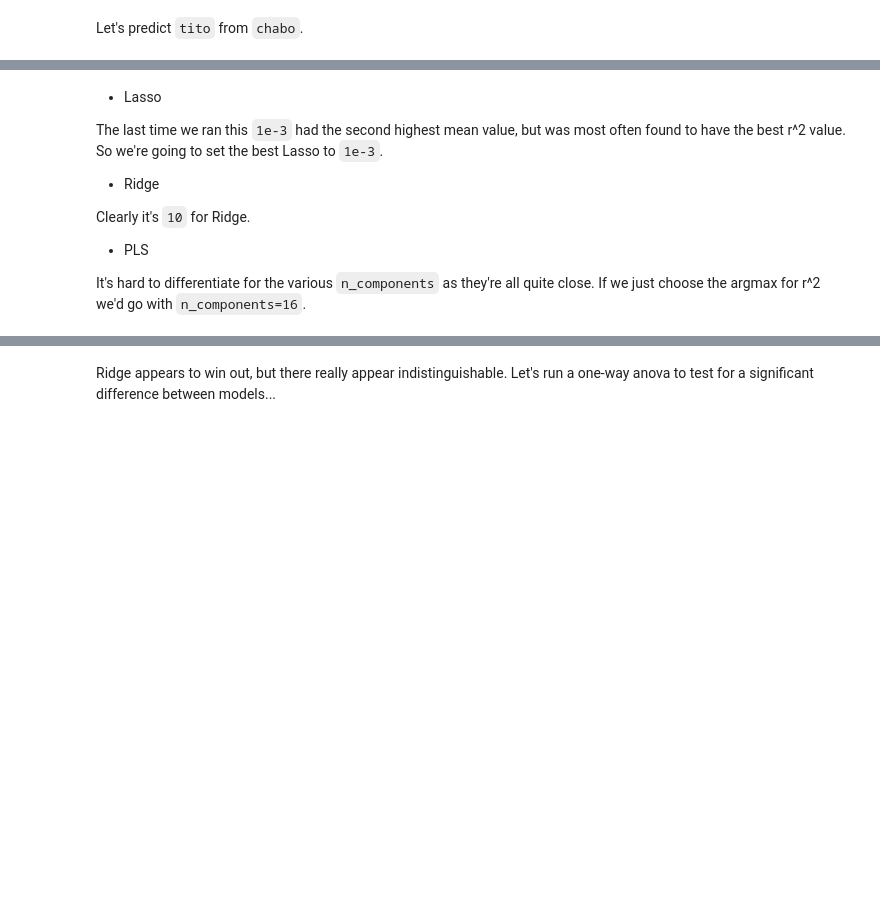
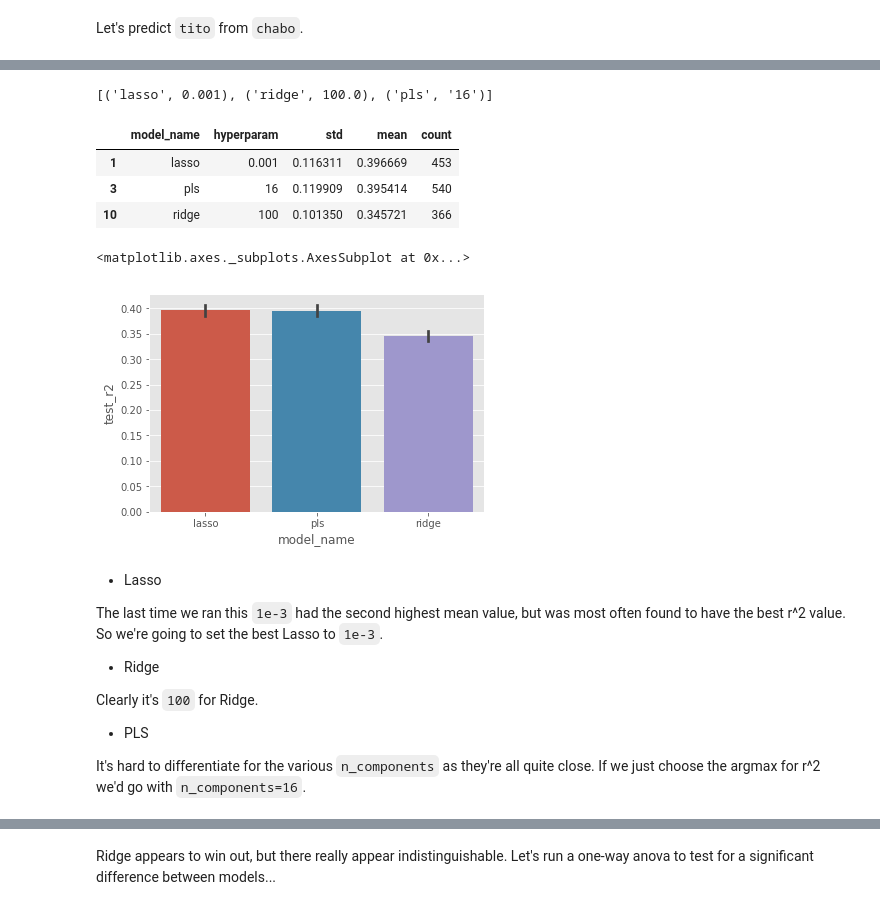
Before and after one commit to benpeloquin7/psych253, a Jupyter notebook: HW/hw2/hw2.ipynb, the cells around one changed output, grey strips where cells are left out. Cells and saved outputs as stored; diff of their text form; code cells hidden in the pictures; blank space fills up the shorter version.

```diff
--- a/HW/hw2/hw2.ipynb
+++ b/HW/hw2/hw2.ipynb
@@ -382,10 +427,61 @@ df_results3 \
+# %%
+df_chabo2tito_agg = df_chabo2tito \
+    .groupby(["model_name", "hyperparam"])["test_r2"] \
+    .aggregate({np.mean, np.std, "count"}) \
+    .reset_index()
+# %%
+def get_best_hyperparam(df, model):
+    if model == "pls":
+        best_idx = df \
+            .query("model_name=='pls'".format(model))[['mean']] \
+            .idxmax()
+    else:
+        best_idx = df \
+            .query("model_name=='{}'".format(model))[['count']] \
+            .idxmax()
+
+    return df.iloc[best_idx]['hyperparam'].values[0]
+
+best_hyperparams = \
+    map(lambda x: (x, get_best_hyperparam(df_chabo2tito_agg, x)),
+        ['lasso', 'ridge', 'pls'])
+best_hyperparams
+# %% [output]
+[('lasso', 0.001), ('ridge', 100.0), ('pls', '16')]
+# %%
+filtr = \
+    ((df_chabo2tito_agg['model_name'] == best_hyperparams[0][0]) & \
+    (df_chabo2tito_agg['hyperparam'] == best_hyperparams[0][1])) | \
+    ((df_chabo2tito_agg['model_name'] == best_hyperparams[1][0]) & \
+    (df_chabo2tito_agg['hyperparam'] == best_hyperparams[1][1])) | \
+    ((df_chabo2tito_agg['model_name'] == best_hyperparams[2][0]) & \
+     (df_chabo2tito_agg['hyperparam'] == best_hyperparams[2][1]))
+df_chabo2tito_agg[filtr]
+# %% [output]
+|  | model_name | hyperparam | std | mean | count |
+| 1 | lasso | 0.001 | 0.116311 | 0.396669 | 453 |
+| 3 | pls | 16 | 0.119909 | 0.395414 | 540 |
+| 10 | ridge | 100 | 0.101350 | 0.345721 | 366 |
+# %%
+filtr = \
+    ((df_chabo2tito['model_name'] == best_hyperparams[0][0]) & \
+    (df_chabo2tito['hyperparam'] == best_hyperparams[0][1])) | \
+    ((df_chabo2tito['model_name'] == best_hyperparams[1][0]) & \
+    (df_chabo2tito['hyperparam'] == best_hyperparams[1][1])) | \
+    ((df_chabo2tito['model_name'] == best_hyperparams[2][0]) & \
+     (df_chabo2tito['hyperparam'] == best_hyperparams[2][1]))
+
+sns.barplot(x='model_name', y='test_r2', data=df_chabo2tito[filtr])
+# %% [output]
+<matplotlib.axes._subplots.AxesSubplot at 0x...>
+[figure, added]
 # %% [markdown]
 * Lasso
 
 The last time we ran this `1e-3` had the second highest mean value, but was most often found to have the best r^2 value. So we're going to set the best Lasso to `1e-3`.
 * Ridge
 
-Clearly it's `10` for Ridge.
+Clearly it's `100` for Ridge.
 
 * PLS
 
```
Also changed, not shown: parts of 28 cells of this notebook, 1 other file.
